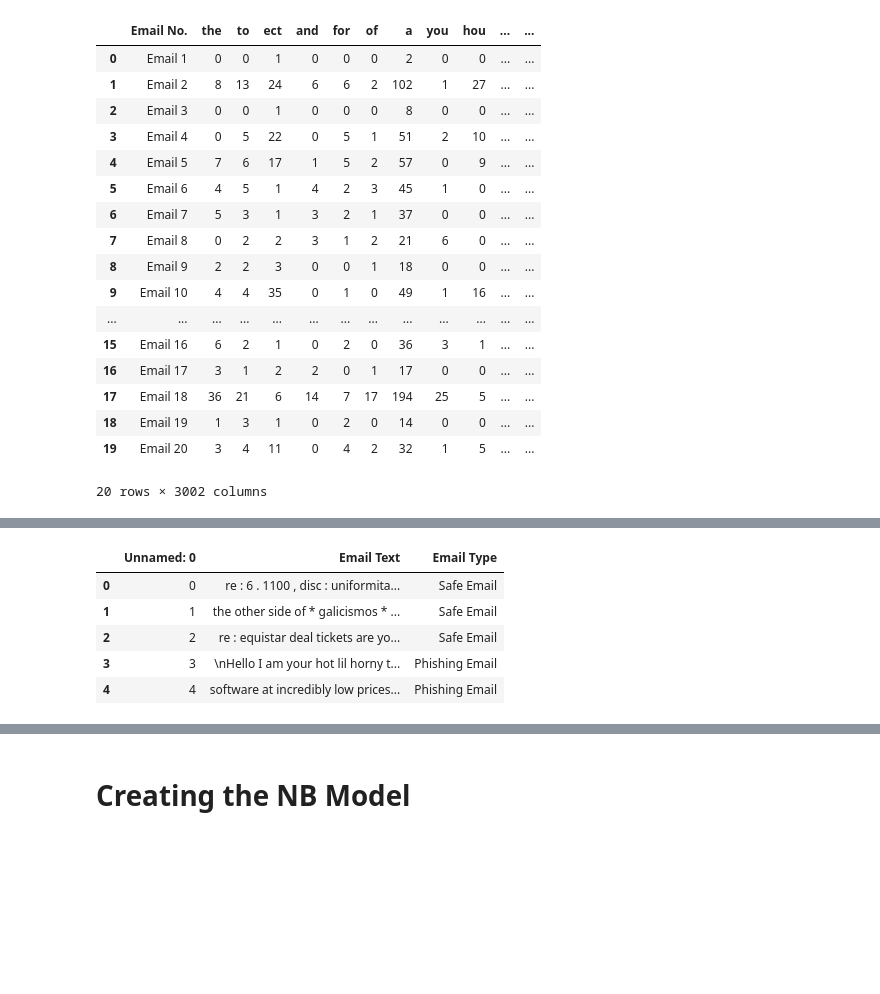
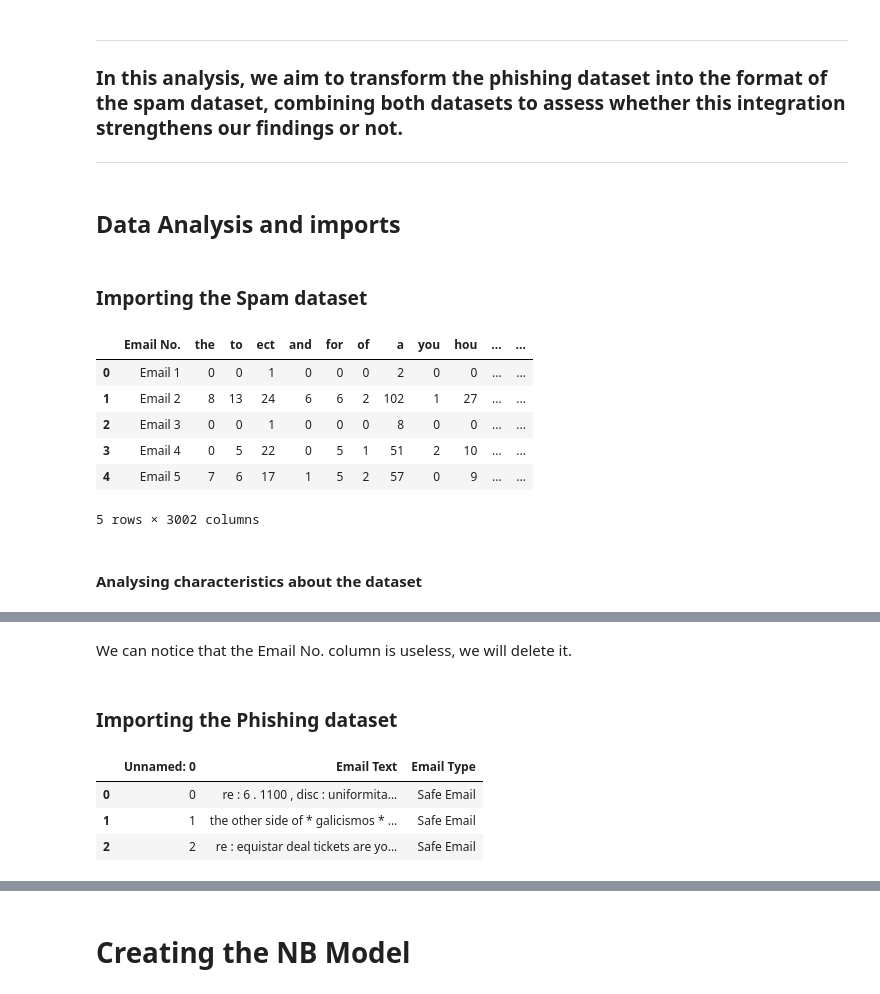
Before and after one commit to capstone-2024-T91/Image-Processing-and-NLP-for-Brand-Protection, a Jupyter notebook: Spam.ipynb, the cells around one changed output, grey strips where cells are left out. Drawn from its saved outputs; the diff is of its cells as text; code cells hidden in the pictures; blank space fills up the shorter version.

```diff
--- a/Spam.ipynb
+++ b/Spam.ipynb
@@ -19,25 +55,24 @@ from sklearn.metrics import accuracy_score
+# %% [markdown]
+---
+### In this analysis, we aim to transform the phishing dataset into the format of the spam dataset, combining both datasets to assess whether this integration strengthens our findings or not.
+---
+# %% [markdown]
+## Data Analysis and imports
+# %% [markdown]
+### Importing the Spam dataset
 # %%
 df = pd.read_csv("emails.csv")
-df.head(20)
+df.head()
 # %% [output]
 |  | Email No. | the | to | ect | and | for | of | a | you | hou | ... | ... |
 | 0 | Email 1 | 0 | 0 | 1 | 0 | 0 | 0 | 2 | 0 | 0 | ... | ... |
 | 1 | Email 2 | 8 | 13 | 24 | 6 | 6 | 2 | 102 | 1 | 27 | ... | ... |
 | 2 | Email 3 | 0 | 0 | 1 | 0 | 0 | 0 | 8 | 0 | 0 | ... | ... |
 | 3 | Email 4 | 0 | 5 | 22 | 0 | 5 | 1 | 51 | 2 | 10 | ... | ... |
 | 4 | Email 5 | 7 | 6 | 17 | 1 | 5 | 2 | 57 | 0 | 9 | ... | ... |
-| 5 | Email 6 | 4 | 5 | 1 | 4 | 2 | 3 | 45 | 1 | 0 | ... | ... |
-| 6 | Email 7 | 5 | 3 | 1 | 3 | 2 | 1 | 37 | 0 | 0 | ... | ... |
-| 7 | Email 8 | 0 | 2 | 2 | 3 | 1 | 2 | 21 | 6 | 0 | ... | ... |
-| 8 | Email 9 | 2 | 2 | 3 | 0 | 0 | 1 | 18 | 0 | 0 | ... | ... |
-| 9 | Email 10 | 4 | 4 | 35 | 0 | 1 | 0 | 49 | 1 | 16 | ... | ... |
-| ... | ... | ... | ... | ... | ... | ... | ... | ... | ... | ... | ... | ... |
-| 15 | Email 16 | 6 | 2 | 1 | 0 | 2 | 0 | 36 | 3 | 1 | ... | ... |
-| 16 | Email 17 | 3 | 1 | 2 | 2 | 0 | 1 | 17 | 0 | 0 | ... | ... |
-| 17 | Email 18 | 36 | 21 | 6 | 14 | 7 | 17 | 194 | 25 | 5 | ... | ... |
-| 18 | Email 19 | 1 | 3 | 1 | 0 | 2 | 0 | 14 | 0 | 0 | ... | ... |
-| 19 | Email 20 | 3 | 4 | 11 | 0 | 4 | 2 | 32 | 1 | 5 | ... | ... |
-20 rows × 3002 columns
+5 rows × 3002 columns
+# %% [markdown]
+#### Analysing characteristics about the dataset
 # %%
 df.describe()
 # %% [output]
@@ -51,3 +86,5 @@ df.describe()
 | 75% | 8.000000 | 7.000000 | 4.000000 | 3.000000 | 4.000000 | 2.000000 | 62.250000 | 3.000000 | 1.000000 | 12.000000 | ... | ... |
 | max | 210.000000 | 132.000000 | 344.000000 | 89.000000 | 47.000000 | 77.000000 | 1898.000000 | 70.000000 | 167.000000 | 223.000000 | ... | ... |
 8 rows × 3001 columns
+# %% [markdown]
+We can notice that the Email No. column is useless, we will delete it.
@@ -54,10 +94,10 @@ df.describe()
+# %% [markdown]
+### Importing the Phishing dataset
 # %%
 df2 = pd.read_csv("Phishing_Email.csv")
-df2.head(5)
+df2.head(3)
 # %% [output]
 |  | Unnamed: 0 | Email Text | Email Type |
 | 0 | 0 | re : 6 . 1100 , disc : uniformita... | Safe Email |
 | 1 | 1 | the other side of * galicismos * ... | Safe Email |
 | 2 | 2 | re : equistar deal tickets are yo... | Safe Email |
-| 3 | 3 | \nHello I am your hot lil horny t... | Phishing Email |
-| 4 | 4 | software at incredibly low prices... | Phishing Email |
```
Also changed, not shown: parts of 27 cells of this notebook.
